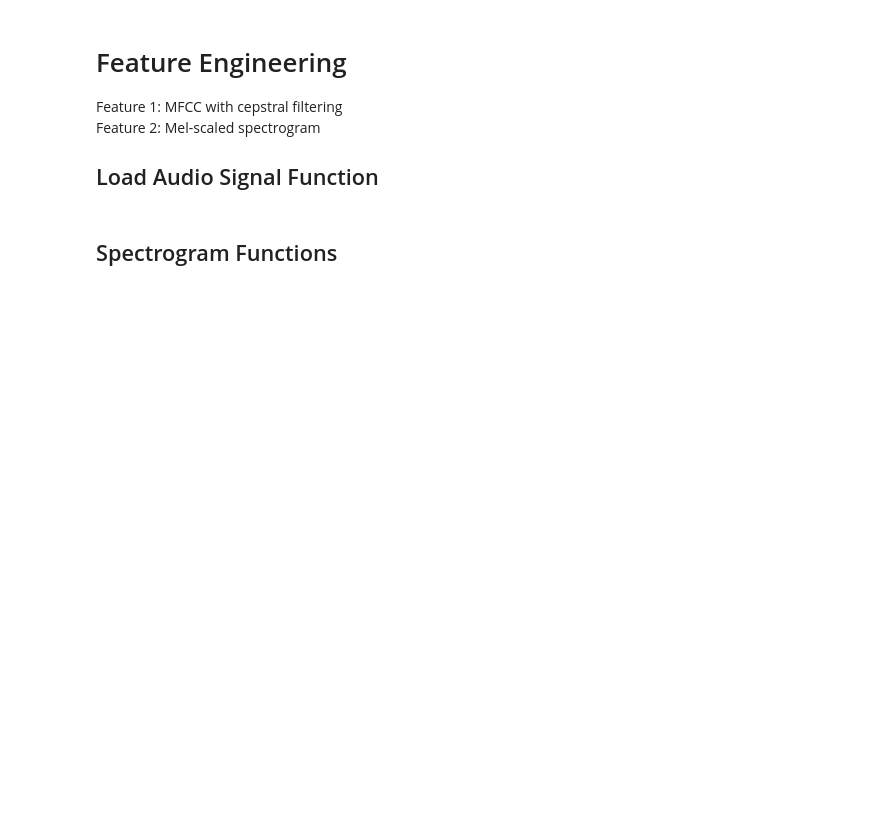
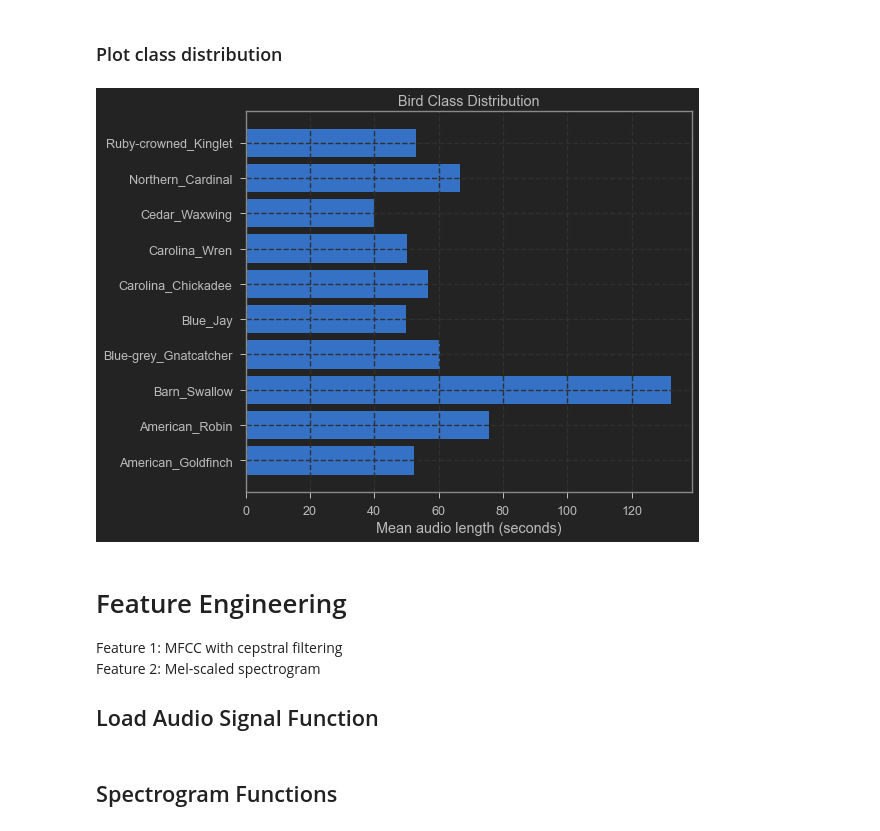
Before and after one commit to Xavier4t/Bird-Classifier, a Jupyter notebook: Features_construction.ipynb, the cells around one changed output. Cells and saved outputs as stored; diff of their text form; code cells hidden in the pictures; blank space fills up the shorter version.

```diff
--- a/Features_construction.ipynb
+++ b/Features_construction.ipynb
@@ -15,0 +31,3 @@ test = os.path.join(wavFolder, wavFiles[0])
+# %%
+bird_class_df = bird_calls_df.set_index('fname')
+bird_class_df.head()
@@ -15,0 +42,7 @@ test = os.path.join(wavFolder, wavFiles[0])
+# %%
+# add column with the length of the signal in seconds
+for f in bird_class_df.index:
+    rate, signal = wavfile.read(os.path.join(wavFolder,f))
+    bird_class_df.at[f, "length"] = signal.shape[0]/rate
+
+bird_class_df.head()
@@ -15,0 +57,4 @@ test = os.path.join(wavFolder, wavFiles[0])
+# %%
+bird_classes = list(np.unique(bird_class_df.label))
+bird_classes_distribution = bird_class_df.groupby(['label'])['length'].mean()
+bird_classes_distribution
@@ -16,3 +74,16 @@ test = os.path.join(wavFolder, wavFiles[0])
+# %% [markdown]
+### Plot class distribution
+# %%
+def hbarplot(data, xlabel, title):
+    fig, ax = plt.subplots()
+    ax.barh(data.index, data)
+    ax.set_xlabel(xlabel)
+    ax.set_title(title)
+    plt.show()
+# %%
+hbarplot(bird_classes_distribution, "Mean audio length (seconds)", "Bird Class Distribution")
+# %% [output]
+[figure, added]
 # %% [markdown]
 # Feature Engineering
 Feature 1: MFCC with cepstral filtering <br>
```
Also changed, not shown: parts of 11 cells of this notebook, 4 other files.
